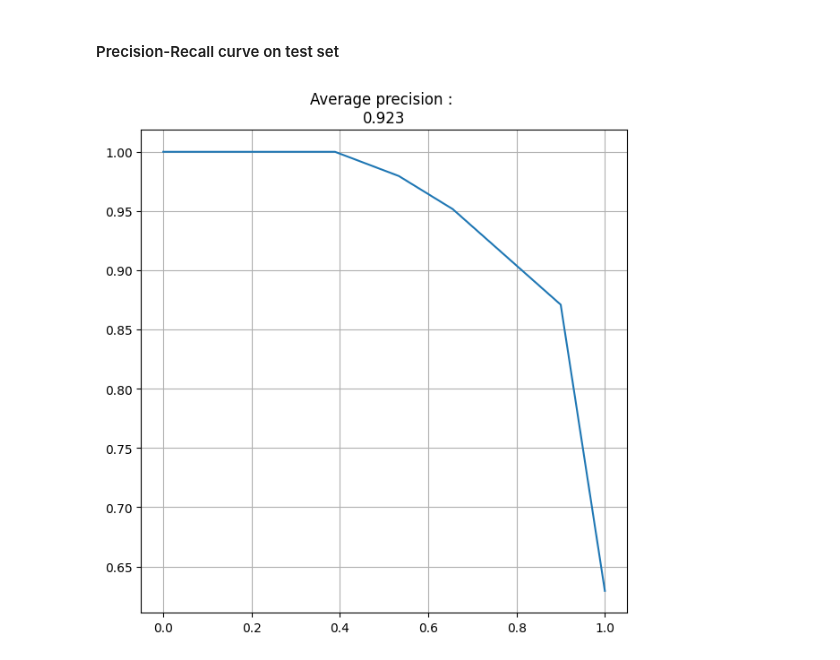
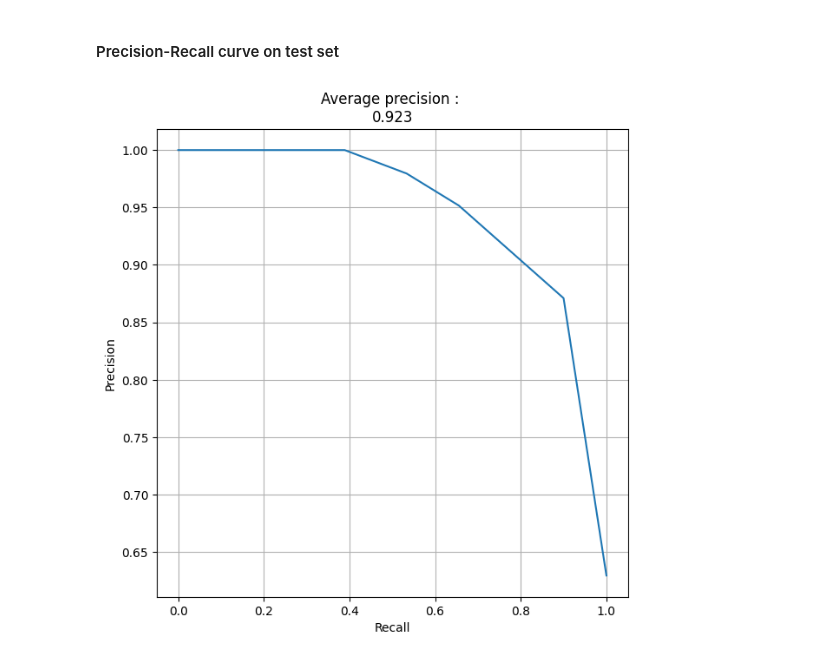
Before and after one commit to sami-ka/scorepyo, a Jupyter notebook: notebooks/demo_script.ipynb, the cells around one changed output. Saved outputs shown, nothing was run; the diff lists cells and outputs as text; code cells hidden in the pictures.

```diff
--- a/notebooks/demo_script.ipynb
+++ b/notebooks/demo_script.ipynb
@@ -151,17 +151,19 @@ scorepyo_model.summary()
 # %%
 import matplotlib.pyplot as plt
 from sklearn.metrics import precision_recall_curve, average_precision_score
 
 
 y_proba = scorepyo_model.predict_proba(X_test_binarized)[:, 1].reshape(-1,1)
 
 precision, recall, thresholds = precision_recall_curve(y_test.astype(int), y_proba)
 fig, ax = plt.subplots(figsize=(7, 7))
 plt.plot(recall, precision)
 average_precision = np.round(average_precision_score(y_test.astype(int),y_proba),3)
 title_PR_curve = f'Average precision : \n{average_precision}'
 plt.title(title_PR_curve)
+plt.xlabel('Recall')
+plt.ylabel('Precision')
 plt.grid()
 plt.show()
 # %% [output]
-[figure, old version]
+[figure, new version]
```
Also changed, not shown: 1 other file.
